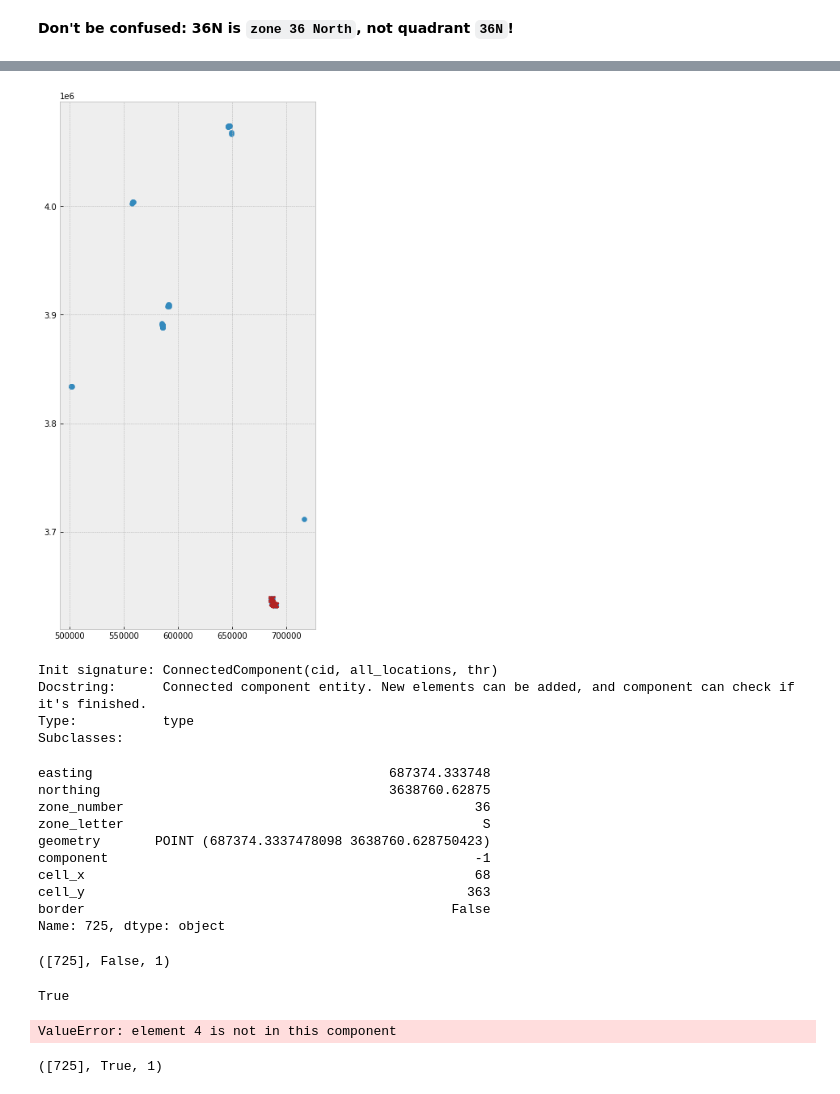
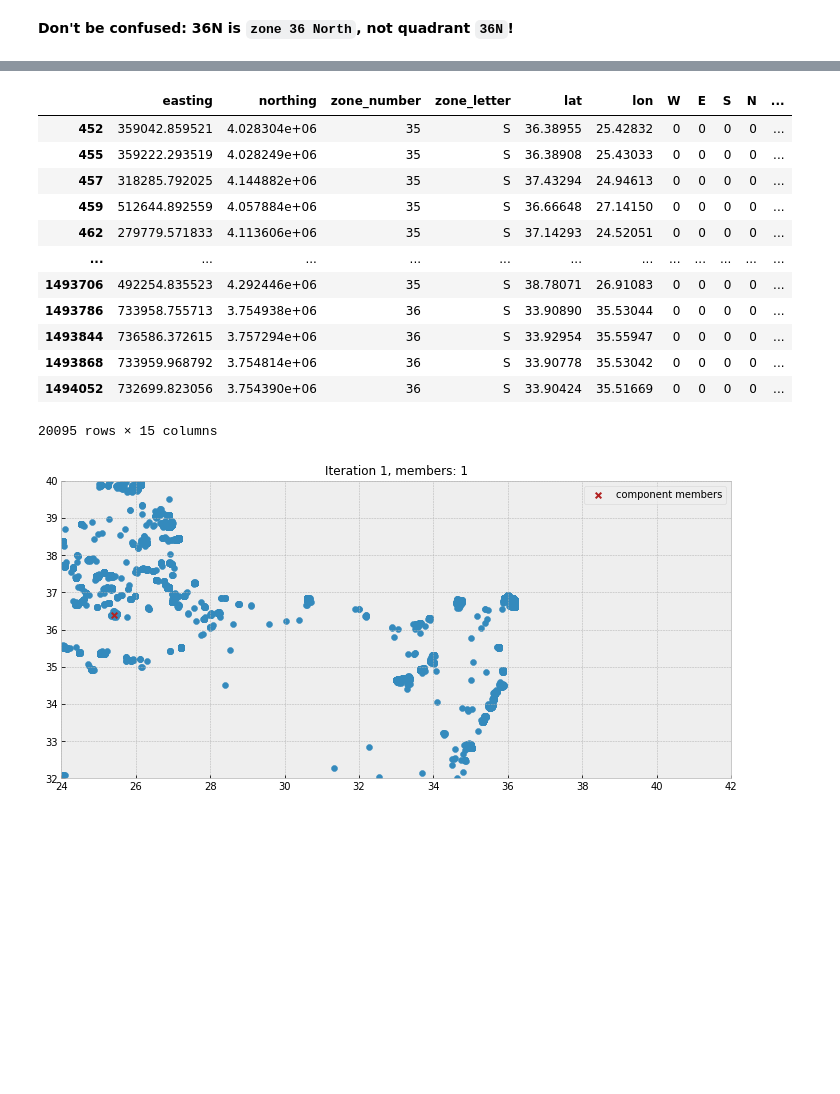
Before and after one commit to efratmag/ports-mapping-using-behavioral-vessel-data, a Jupyter notebook: dev_experiments/[Dev] Connected components algo.ipynb, the cells around one changed output, grey strips where cells are left out. Cells and saved outputs as stored; diff of their text form; code cells hidden in the pictures; blank space fills up the shorter version.

```diff
--- a/dev_experiments/[Dev] Connected components algo.ipynb
+++ b/dev_experiments/[Dev] Connected components algo.ipynb
@@ -186,10 +696,7 @@ aoi = world[world.intersects(aoi)].to_crs("EPSG:32636")
 # %%
-minx, maxx = 200000, 810000
-miny, maxy = 3400000, 4200000
-
 plt.figure(figsize=(12,12))
 aoi.plot(color="forestgreen", ax=plt.gca())
-locations_israel.plot(ax=plt.gca())
+locations_eastmediterranean.plot(ax=plt.gca())
 
 plt.xlim(minx, maxx)
 plt.ylim(miny, maxy)
@@ -201,5 +706,5 @@ THR = 10000
 # %%
-locs = locations_israel.copy()
+locs = locations_eastmediterranean.copy()
 locs["component"] = -1
 locs["cell_x"] = (locs["easting"] / THR).astype(int)
 locs["cell_y"] = (locs["northing"] / THR).astype(int)
@@ -327,0 +720,18 @@ get_in_zone_neighbors(locs.iloc[0], locs.iloc[:100], THR)
+# %%
+locs["border"] = (locs[["N", "E", "S", "W"]].sum(axis=1)!=0).astype(int)
+# %%
+locs
+# %% [output]
+|  | easting | northing | zone_number | zone_letter | lat | lon | W | E | S | N | ... |
+| 452 | 359042.859521 | 4.028304e+06 | 35 | S | 36.38955 | 25.42832 | 0 | 0 | 0 | 0 | ... |
+| 455 | 359222.293519 | 4.028249e+06 | 35 | S | 36.38908 | 25.43033 | 0 | 0 | 0 | 0 | ... |
+| 457 | 318285.792025 | 4.144882e+06 | 35 | S | 37.43294 | 24.94613 | 0 | 0 | 0 | 0 | ... |
+| 459 | 512644.892559 | 4.057884e+06 | 35 | S | 36.66648 | 27.14150 | 0 | 0 | 0 | 0 | ... |
+| 462 | 279779.571833 | 4.113606e+06 | 35 | S | 37.14293 | 24.52051 | 0 | 0 | 0 | 0 | ... |
+| ... | ... | ... | ... | ... | ... | ... | ... | ... | ... | ... | ... |
+| 1493706 | 492254.835523 | 4.292446e+06 | 35 | S | 38.78071 | 26.91083 | 0 | 0 | 0 | 0 | ... |
+| 1493786 | 733958.755713 | 3.754938e+06 | 36 | S | 33.90890 | 35.53044 | 0 | 0 | 0 | 0 | ... |
+| 1493844 | 736586.372615 | 3.757294e+06 | 36 | S | 33.92954 | 35.55947 | 0 | 0 | 0 | 0 | ... |
+| 1493868 | 733959.968792 | 3.754814e+06 | 36 | S | 33.90778 | 35.53042 | 0 | 0 | 0 | 0 | ... |
+| 1494052 | 732699.823056 | 3.754390e+06 | 36 | S | 33.90424 | 35.51669 | 0 | 0 | 0 | 0 | ... |
+20095 rows × 15 columns
@@ -328,13 +748,16 @@ get_in_zone_neighbors(locs.iloc[0], locs.iloc[:100], THR)
+# %%
+c = ConnectedComponent(0, locs, THR)
+c.add(452)
 # %%
 plt.figure(figsize=(12,12))
-locs.iloc[:100].plot(ax=plt.gca())
-get_in_zone_neighbors(locs.iloc[0], locs.iloc[:100], THR).plot(c="firebrick", ax=plt.gca(), marker="x");
+locs.plot(ax=plt.gca())
+locs.loc[c.elements].plot(c="firebrick", ax=plt.gca(), marker="x", markersize=32, label="component members")
+
+plt.legend(loc=0)
+
+plt.xlim(minx, maxx)
+plt.ylim(miny, maxy)
+
+plt.title(f"Iteration 1, members: {c.size}", fontsize=12);
 # %% [output]
-[figure, old version]
+[figure, new version]
-# %%
-ConnectedComponent?
-# %% [output]
-Init signature: ConnectedComponent(cid, all_locations, thr)
-Docstring:      Connected component entity. New elements can be added, and component can check if it's finished.
-Type:           type
-Subclasses:
@@ -343,32 +763,0 @@ locs["border"] = False
-# %%
-locs.iloc[0]
-# %% [output]
-easting                                      687374.333748
-northing                                     3638760.62875
-zone_number                                             36
-zone_letter                                              S
-geometry       POINT (687374.3337478098 3638760.628750423)
-component                                               -1
-cell_x                                                  68
-cell_y                                                 363
-border                                               False
-Name: 725, dtype: object
-# %%
-c = ConnectedComponent(0, locs, THR)
-c.add(725)
-c.elements, c.is_full(), c.size
-# %% [output]
-([725], False, 1)
-# %%
-c.visit(725)
-c.is_full()
-# %% [output]
-True
-# %%
-c.visit(4)
-# %% [output]
-ValueError: element 4 is not in this component
-# %%
-c.elements, c.is_full(), c.size
-# %% [output]
-([725], True, 1)
```
Also changed, not shown: parts of 92 cells of this notebook, 4 other files.
